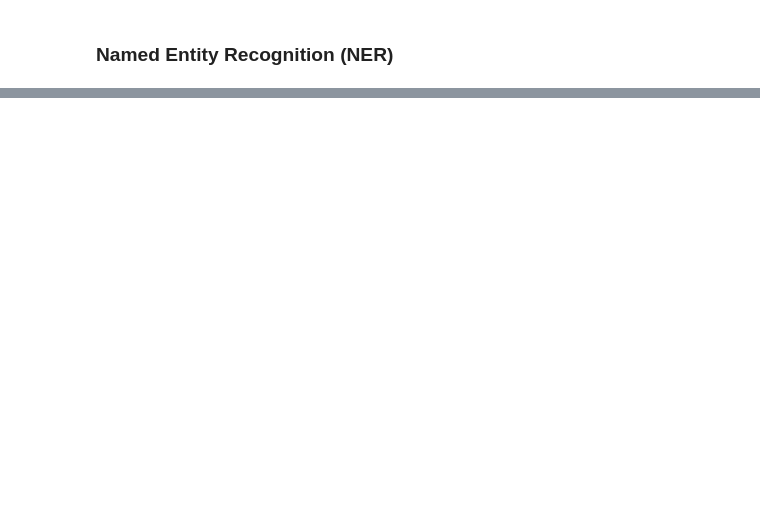
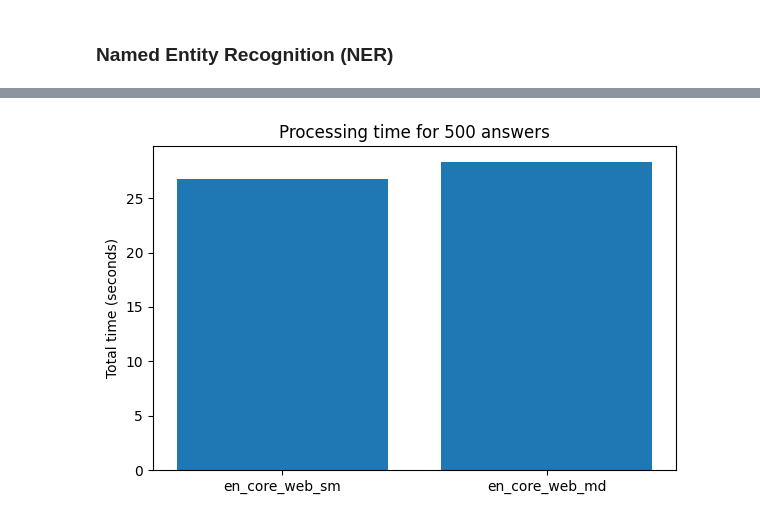
Before and after one commit to Akseldindisyan/CS445_CLARITY_Unmasking-Political-Question-Evasions, a Jupyter notebook: CS445.ipynb, the cells around one changed output, grey strips where cells are left out. Drawn from its saved outputs; the diff is of its cells as text; code cells hidden in the pictures; blank space fills up the shorter version.

```diff
--- a/CS445.ipynb
+++ b/CS445.ipynb
@@ -863,0 +863,98 @@ df_train[[
+# %%
+# ================================
+# Small vs Medium spaCy Comparison
+# ================================
+import time
+import spacy
+import pandas as pd
+import matplotlib.pyplot as plt
+
+# Eğer matplotlib yoksa önce:
+# pip install matplotlib
+
+# 1) Modelleri yükle
+nlp_sm = spacy.load("en_core_web_sm")
+
+try:
+    nlp_md = spacy.load("en_core_web_md")
+    print("Loaded en_core_web_md successfully.")
+except OSError:
+    nlp_md = None
+    print("en_core_web_md not found. Run in terminal:\n"
+          "python -m spacy download en_core_web_md")
+
+# 2) Örnek veri seç (cevaplardan ilk N tanesi)
+N = 500  # istersen değiştir
+sample_texts = df_train["interview_answer"].head(N).tolist()
+
+
+def benchmark_model(nlp, texts, model_name="model"):
+    """
+    Verilen spaCy modeli ile:
+    - toplam süre
+    - doc başına ortalama token sayısı
+    - doc başına ortalama entity sayısı
+    hesaplar ve bir dict döner.
+    """
+    t0 = time.time()
+    docs = list(nlp.pipe(texts, batch_size=64))
+    t1 = time.time()
+
+    total_time = t1 - t0
+    n_docs = len(docs)
+
+    token_counts = [len(doc) for doc in docs]
+    ent_counts = [len(doc.ents) for doc in docs]
+
+    avg_tokens = sum(token_counts) / n_docs
+    avg_ents = sum(ent_counts) / n_docs
+
+    # Örnek çıktıyı görmek için:
+    ex_doc = docs[0]
+    print(f"\n=== {model_name} Example ===")
+    print("TEXT :", texts[0][:200], "...")
+    print("LEMMAS:", [t.lemma_ for t in ex_doc[:20]])
+    print("POS   :", [t.pos_ for t in ex_doc[:20]])
+    print("ENTS  :", [(ent.text, ent.label_) for ent in ex_doc.ents][:5])
+    print("===========================")
+
+    return {
+        "model": model_name,
+        "time_sec": total_time,
+        "time_per_doc_ms": (total_time / n_docs) * 1000,
+        "avg_tokens_per_doc": avg_tokens,
+        "avg_ents_per_doc": avg_ents,
+    }
+
+
+results = []
+
+# small model
+results.append(benchmark_model(nlp_sm, sample_texts, "en_core_web_sm"))
+
+# medium model (varsa)
+if nlp_md is not None:
+    results.append(benchmark_model(nlp_md, sample_texts, "en_core_web_md"))
+
+# 3) Sonuçları tabloya dök
+df_results = pd.DataFrame(results)
+print("\n=== Benchmark results ===")
+print(df_results)
+
+# 4) Görselleştirme
+# Zaman karşılaştırması
+plt.figure(figsize=(6,4))
+plt.bar(df_results["model"], df_results["time_sec"])
+plt.ylabel("Total time (seconds)")
+plt.title(f"Processing time for {N} answers")
+plt.tight_layout()
+plt.show()
+
+# Doc başına ortalama entity sayısı
+plt.figure(figsize=(6,4))
+plt.bar(df_results["model"], df_results["avg_ents_per_doc"])
+plt.ylabel("Avg. entities per doc")
+plt.title(f"Average named entities for {N} answers")
+plt.tight_layout()
+plt.show()
+# %% [output]
@@ -863,0 +978 @@ df_train[[
+[figure, added]
```
Also changed, not shown: parts of 44 cells of this notebook.
